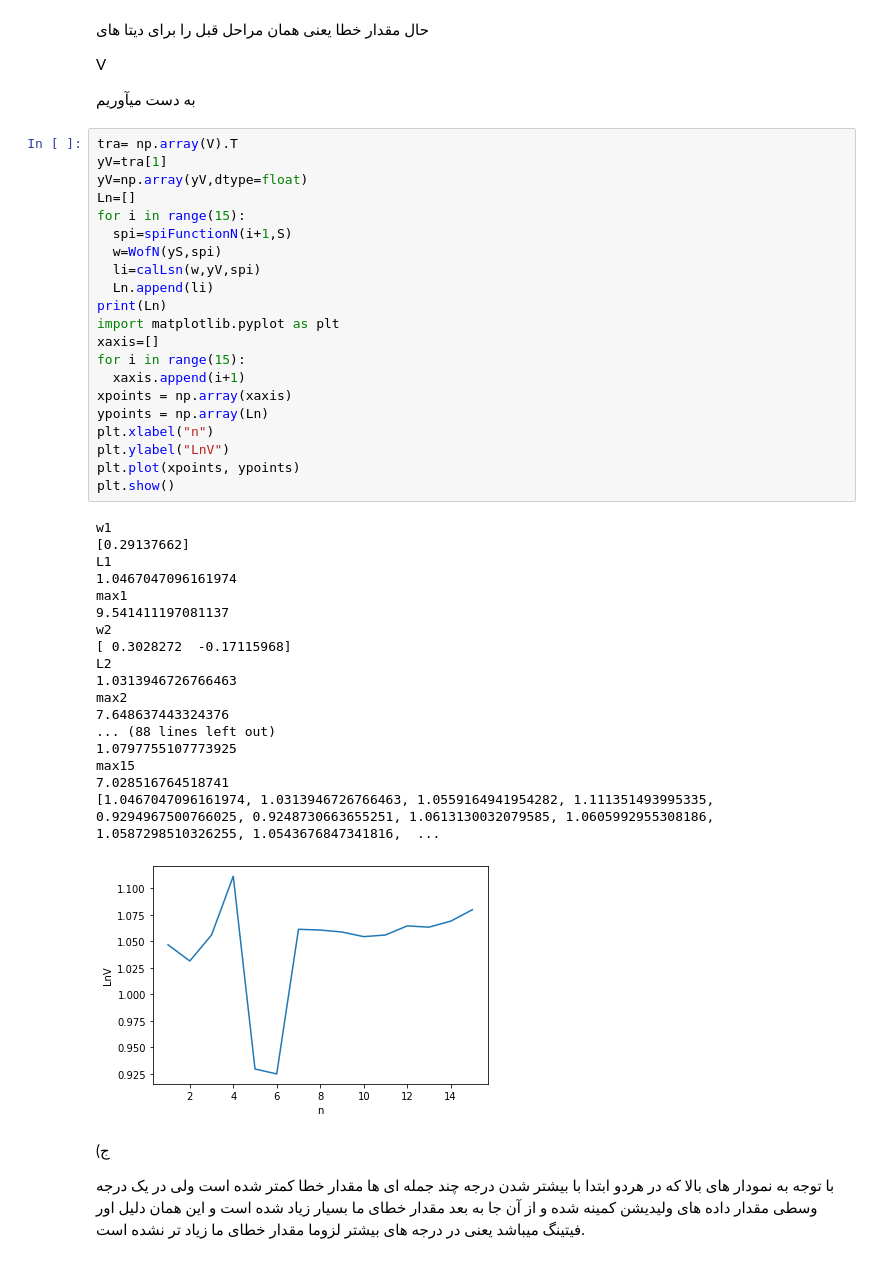
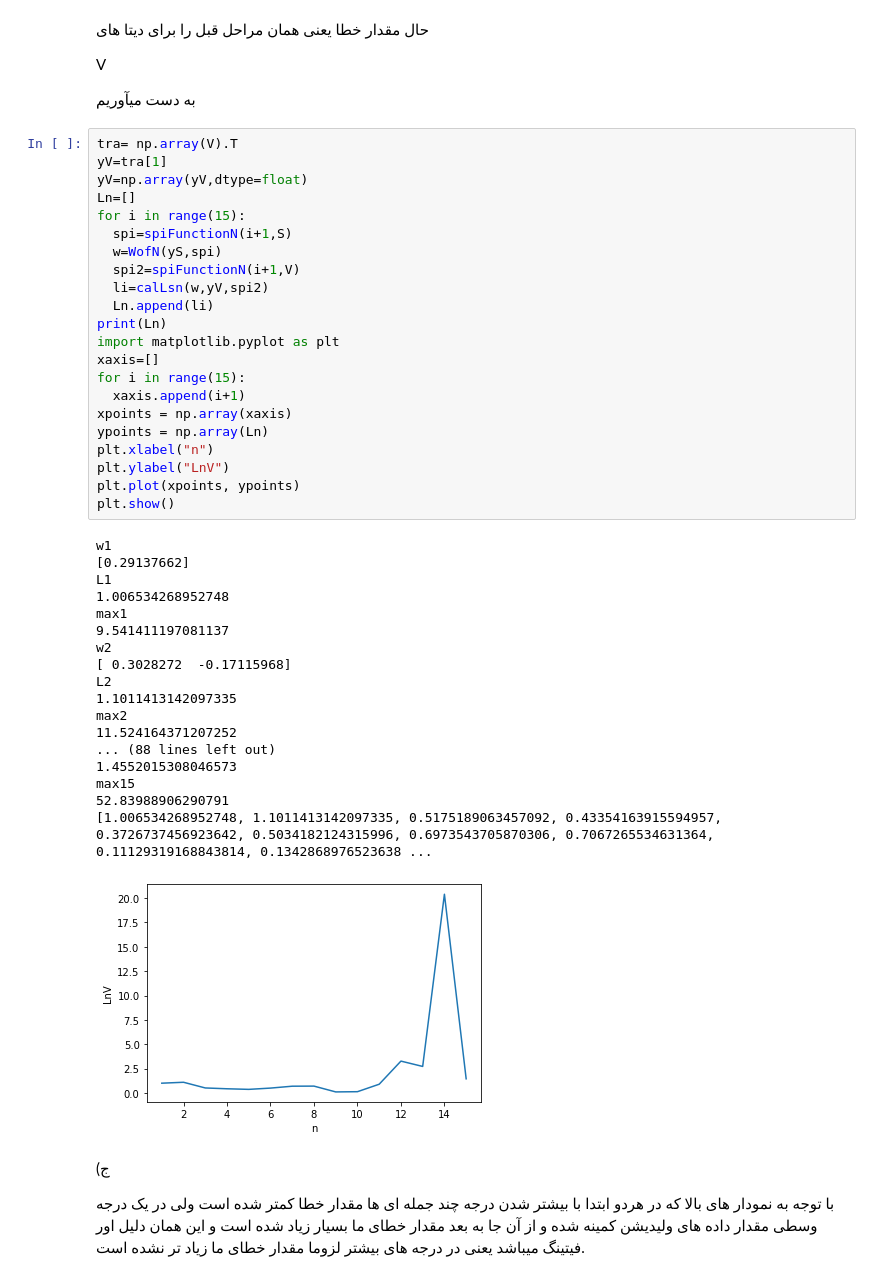
Before and after one commit to alirezakhaleghianaghizi/ml_1401, a Jupyter notebook: q2ml1401.ipynb, the cells around one changed output. Cells and saved outputs as stored; diff of their text form.

```diff
--- a/q2ml1401.ipynb
+++ b/q2ml1401.ipynb
@@ -167,41 +167,42 @@ tra= np.array(V).T
 yV=tra[1]
 yV=np.array(yV,dtype=float)
 Ln=[]
 for i in range(15):
   spi=spiFunctionN(i+1,S)
   w=WofN(yS,spi)
-  li=calLsn(w,yV,spi)
+  spi2=spiFunctionN(i+1,V)
+  li=calLsn(w,yV,spi2)
   Ln.append(li)
 print(Ln)
 import matplotlib.pyplot as plt
 xaxis=[]
 for i in range(15):
   xaxis.append(i+1)
 xpoints = np.array(xaxis)
 ypoints = np.array(Ln)
 plt.xlabel("n")
 plt.ylabel("LnV")
 plt.plot(xpoints, ypoints)
 plt.show()
 # %% [output]
 w1
 [0.29137662]
 L1
-1.0467047096161974
+1.006534268952748
 max1
 9.541411197081137
 w2
 [ 0.3028272  -0.17115968]
 L2
-1.0313946726766463
+1.1011413142097335
 max2
-7.648637443324376
+11.524164371207252
 ... (88 lines left out)
-1.0797755107773925
+1.4552015308046573
 max15
-7.028516764518741
-[1.0467047096161974, 1.0313946726766463, 1.0559164941954282, 1.111351493995335, 0.9294967500766025, 0.9248730663655251, 1.0613130032079585, 1.0605992955308186, 1.0587298510326255, 1.0543676847341816,  ...
+52.83988906290791
+[1.006534268952748, 1.1011413142097335, 0.5175189063457092, 0.43354163915594957, 0.3726737456923642, 0.5034182124315996, 0.6973543705870306, 0.7067265534631364, 0.11129319168843814, 0.1342868976523638 ...
-[figure, old version]
+[figure, new version]
 # %% [markdown]
 (ج
 
```
Also changed, not shown: parts of 6 cells of this notebook.
